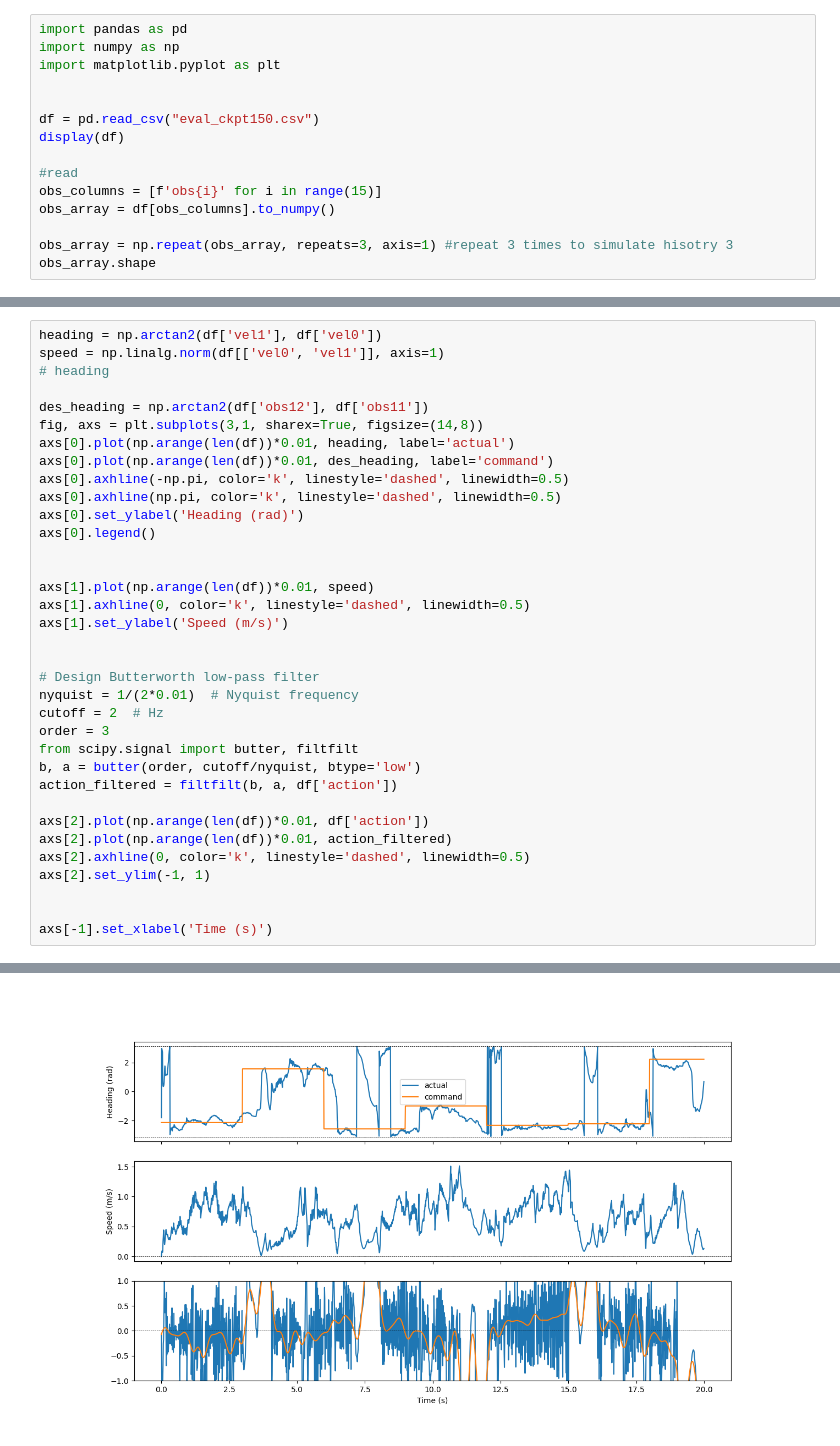
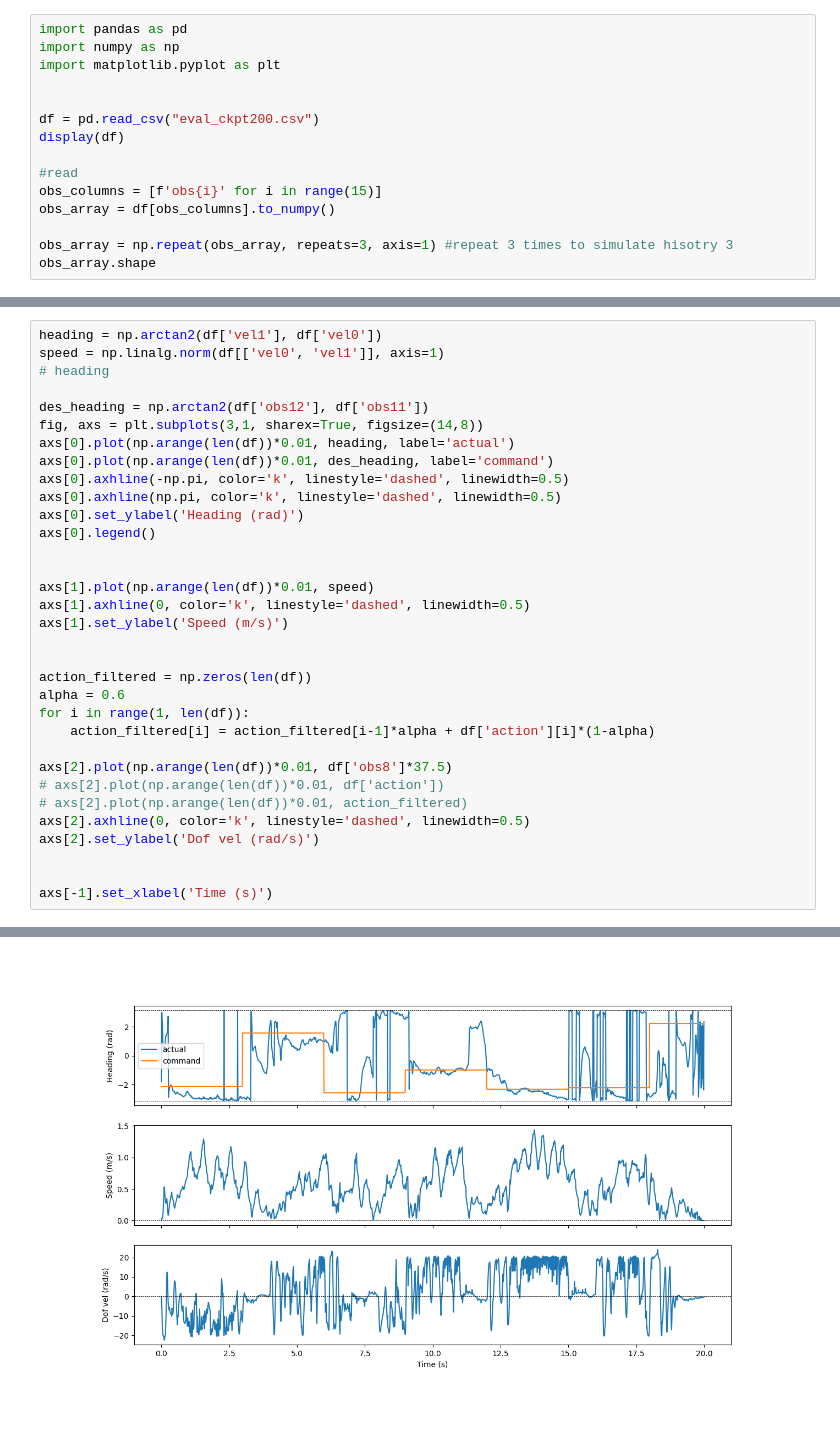
Before and after one commit to NovelMobileRobotsLab/rock, a Jupyter notebook: genesis-sim/tumbling/projruns/velctrl_s5r3_2025-04-14_19-37-31/analysis.ipynb, the cells around one changed output, grey strips where cells are left out. Cells and saved outputs as stored; diff of their text form.

```diff
--- a/genesis-sim/tumbling/projruns/velctrl_s5r3_2025-04-14_19-37-31/analysis.ipynb
+++ b/genesis-sim/tumbling/projruns/velctrl_s5r3_2025-04-14_19-37-31/analysis.ipynb
@@ -4,7 +4,7 @@ import numpy as np
 import matplotlib.pyplot as plt
 
 
-df = pd.read_csv("eval_ckpt150.csv")
+df = pd.read_csv("eval_ckpt200.csv")
 display(df)
 
 #read
@@ -61,38 +61,36 @@ plt.plot(obs_array[:,0])
 # %%
 heading = np.arctan2(df['vel1'], df['vel0'])
 speed = np.linalg.norm(df[['vel0', 'vel1']], axis=1)
 # heading
 
 des_heading = np.arctan2(df['obs12'], df['obs11'])
 fig, axs = plt.subplots(3,1, sharex=True, figsize=(14,8))
 axs[0].plot(np.arange(len(df))*0.01, heading, label='actual')
 axs[0].plot(np.arange(len(df))*0.01, des_heading, label='command')
 axs[0].axhline(-np.pi, color='k', linestyle='dashed', linewidth=0.5)
 axs[0].axhline(np.pi, color='k', linestyle='dashed', linewidth=0.5)
 axs[0].set_ylabel('Heading (rad)')
 axs[0].legend()
 
 
 axs[1].plot(np.arange(len(df))*0.01, speed)
 axs[1].axhline(0, color='k', linestyle='dashed', linewidth=0.5)
 axs[1].set_ylabel('Speed (m/s)')
 
 
-# Design Butterworth low-pass filter
-nyquist = 1/(2*0.01)  # Nyquist frequency
-cutoff = 2  # Hz
-order = 3
-from scipy.signal import butter, filtfilt
-b, a = butter(order, cutoff/nyquist, btype='low')
-action_filtered = filtfilt(b, a, df['action'])
+action_filtered = np.zeros(len(df))
+alpha = 0.6
+for i in range(1, len(df)):
+    action_filtered[i] = action_filtered[i-1]*alpha + df['action'][i]*(1-alpha)
 
-axs[2].plot(np.arange(len(df))*0.01, df['action'])
-axs[2].plot(np.arange(len(df))*0.01, action_filtered)
+axs[2].plot(np.arange(len(df))*0.01, df['obs8']*37.5)
+# axs[2].plot(np.arange(len(df))*0.01, df['action'])
+# axs[2].plot(np.arange(len(df))*0.01, action_filtered)
 axs[2].axhline(0, color='k', linestyle='dashed', linewidth=0.5)
-axs[2].set_ylim(-1, 1)
+axs[2].set_ylabel('Dof vel (rad/s)')
 
 
 axs[-1].set_xlabel('Time (s)')
 # %% [output]
 Text(0.5, 0, 'Time (s)')
-[figure, old version]
+[figure, new version]
```
Also changed, not shown: parts of 4 cells of this notebook.
